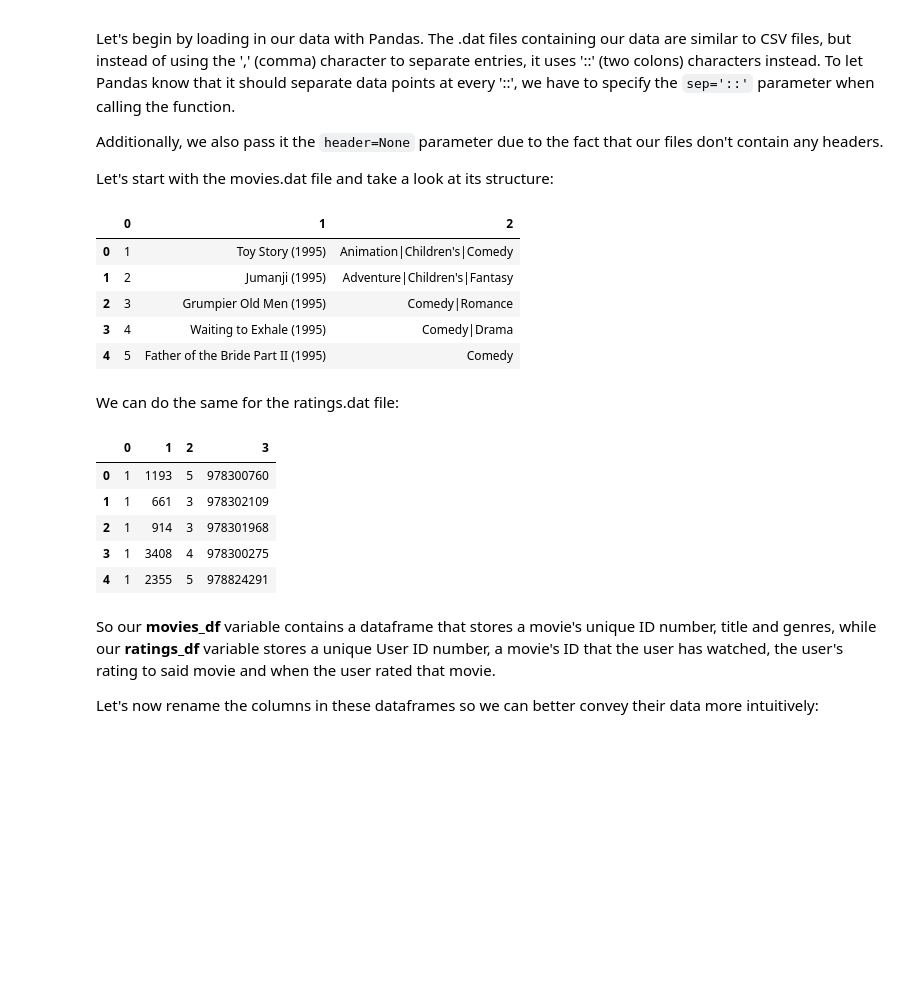
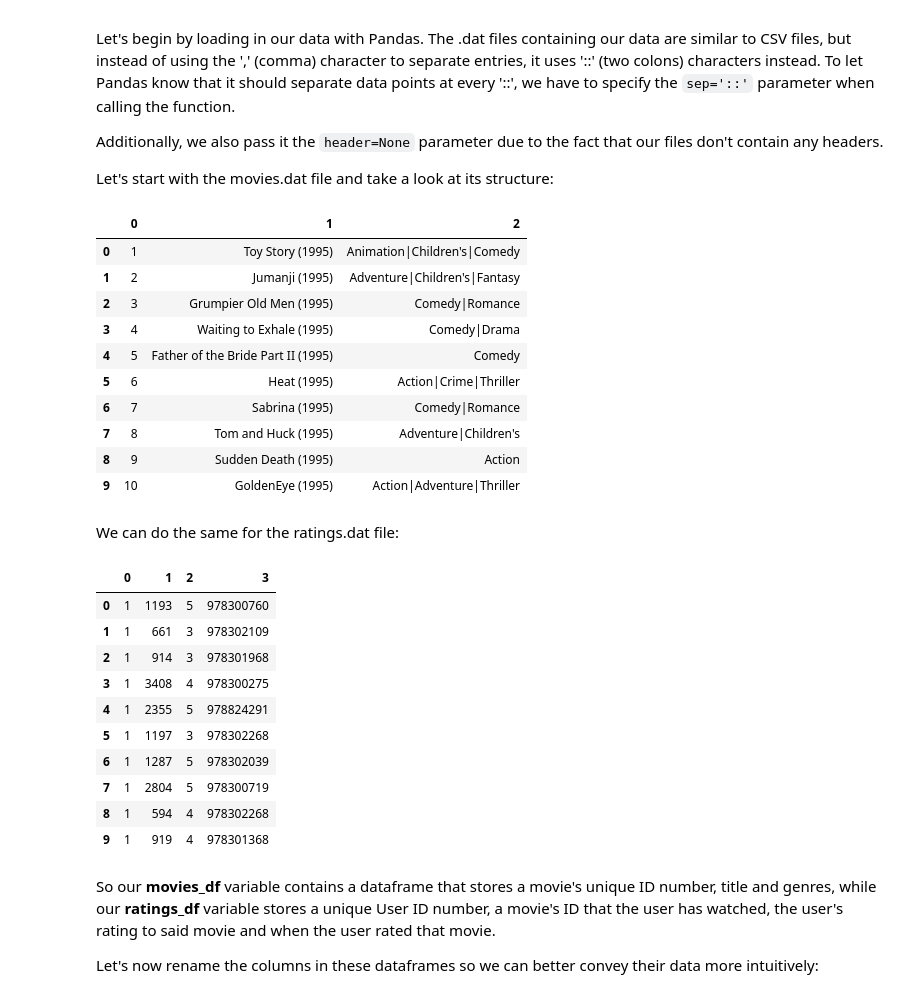
Before and after one commit to A2Amir/Recommendation-System-with-a-Restricted-Boltzmann-Machine-, a Jupyter notebook: Collaborative_Filtering_with_RBM.ipynb, the cells around one changed output. Drawn from its saved outputs; the diff is of its cells as text; code cells hidden in the pictures; blank space fills up the shorter version.

```diff
--- a/Collaborative_Filtering_with_RBM.ipynb
+++ b/Collaborative_Filtering_with_RBM.ipynb
@@ -58,7 +53,7 @@ Let's start with the movies.dat file and take a look at its structure:
 # %%
 #Loading in the movies dataset
 movies_df = pd.read_csv('./data/ml-1m/movies.dat', sep='::', header=None, engine='python')
-movies_df.head()
+movies_df.head(10)
 # %% [output]
 |  | 0 | 1 | 2 |
 | 0 | 1 | Toy Story (1995) | Animation|Children's|Comedy |
@@ -66,19 +61,30 @@ movies_df.head()
 | 2 | 3 | Grumpier Old Men (1995) | Comedy|Romance |
 | 3 | 4 | Waiting to Exhale (1995) | Comedy|Drama |
 | 4 | 5 | Father of the Bride Part II (1995) | Comedy |
+| 5 | 6 | Heat (1995) | Action|Crime|Thriller |
+| 6 | 7 | Sabrina (1995) | Comedy|Romance |
+| 7 | 8 | Tom and Huck (1995) | Adventure|Children's |
+| 8 | 9 | Sudden Death (1995) | Action |
+| 9 | 10 | GoldenEye (1995) | Action|Adventure|Thriller |
 # %% [markdown]
 We can do the same for the ratings.dat file:
 # %%
 #Loading in the ratings dataset
 ratings_df = pd.read_csv('./data/ml-1m/ratings.dat', sep='::', header=None, engine='python')
-ratings_df.head()
+
+ratings_df.head(10)
 # %% [output]
 |  | 0 | 1 | 2 | 3 |
 | 0 | 1 | 1193 | 5 | 978300760 |
 | 1 | 1 | 661 | 3 | 978302109 |
 | 2 | 1 | 914 | 3 | 978301968 |
 | 3 | 1 | 3408 | 4 | 978300275 |
 | 4 | 1 | 2355 | 5 | 978824291 |
+| 5 | 1 | 1197 | 3 | 978302268 |
+| 6 | 1 | 1287 | 5 | 978302039 |
+| 7 | 1 | 2804 | 5 | 978300719 |
+| 8 | 1 | 594 | 4 | 978302268 |
+| 9 | 1 | 919 | 4 | 978301368 |
 # %% [markdown]
 So our <b>movies_df</b> variable contains a dataframe that stores a movie's unique ID number, title and genres, while our <b>ratings_df</b> variable stores a unique User ID number, a movie's ID that the user has watched, the user's rating to said movie and when the user rated that movie.
 
```
Also changed, not shown: parts of 4 cells of this notebook.
